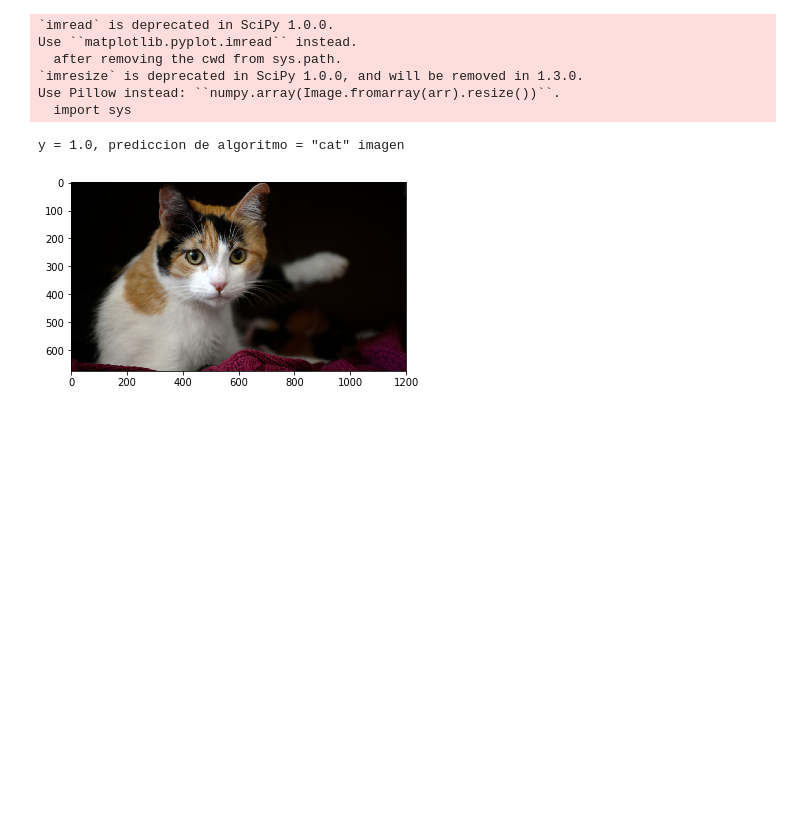
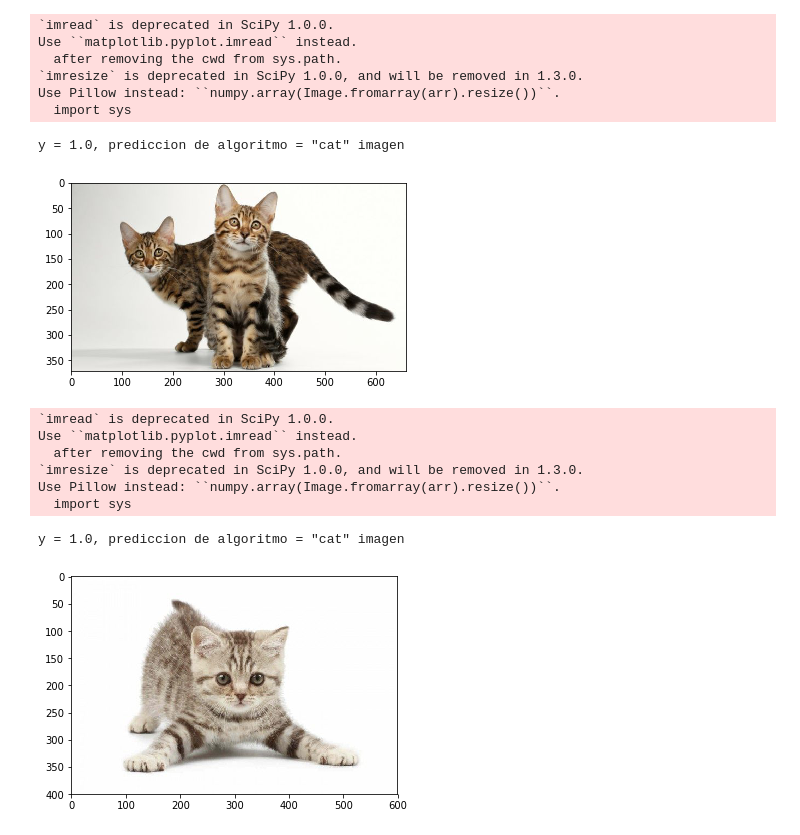
Before and after one commit to kleysonklaus/reconocimiento_gato, a Jupyter notebook: juego_3.ipynb, the cells around one changed output. Saved outputs shown, nothing was run; the diff lists cells and outputs as text; code cells hidden in the pictures; blank space fills up the shorter version.

```diff
--- a/juego_3.ipynb
+++ b/juego_3.ipynb
@@ -190,6 +252,6 @@ y = 0.0, prediccion de algoritmo = "non-cat" imagen
 # %%
 ### probar con tu imagen
-my_image = "gato2.jpg"
+my_image = "gatos1.jpg"
 fname = "prueba_gatos/" + my_image
 image = np.array(ndimage.imread(fname, flatten=False))
 #image = np.array(Image.fromarray(fname).resize(), flatten=False)
@@ -208,4 +270,26 @@ Use ``matplotlib.pyplot.imread`` instead.
 Use Pillow instead: ``numpy.array(Image.fromarray(arr).resize())``.
   import sys
 y = 1.0, prediccion de algoritmo = "cat" imagen
-[figure, old version]
+[figure, new version]
+# %%
+### probar con tu imagen
+my_image = "gato3.jpg"
+fname = "prueba_gatos/" + my_image
+image = np.array(ndimage.imread(fname, flatten=False))
+#image = np.array(Image.fromarray(fname).resize(), flatten=False)
+num_px = train_set_x_orig.shape[2]
+my_image = scipy.misc.imresize(image, size=(num_px,num_px)).reshape((1, num_px*num_px*3)).T
+
+my_predicted_image = predict(d["w"], d["b"], my_image)
+plt.imshow(image)
+print("y = " + str(np.squeeze(my_predicted_image)) + ", prediccion de algoritmo = \"" +
+classes[int(np.squeeze(my_predicted_image)),].decode("utf-8") + "\" imagen")
+# %% [output]
+`imread` is deprecated in SciPy 1.0.0.
+Use ``matplotlib.pyplot.imread`` instead.
+  after removing the cwd from sys.path.
+`imresize` is deprecated in SciPy 1.0.0, and will be removed in 1.3.0.
+Use Pillow instead: ``numpy.array(Image.fromarray(arr).resize())``.
+  import sys
+y = 1.0, prediccion de algoritmo = "cat" imagen
+[figure, added]
```
Also changed, not shown: parts of 10 cells of this notebook, 1 other file.
